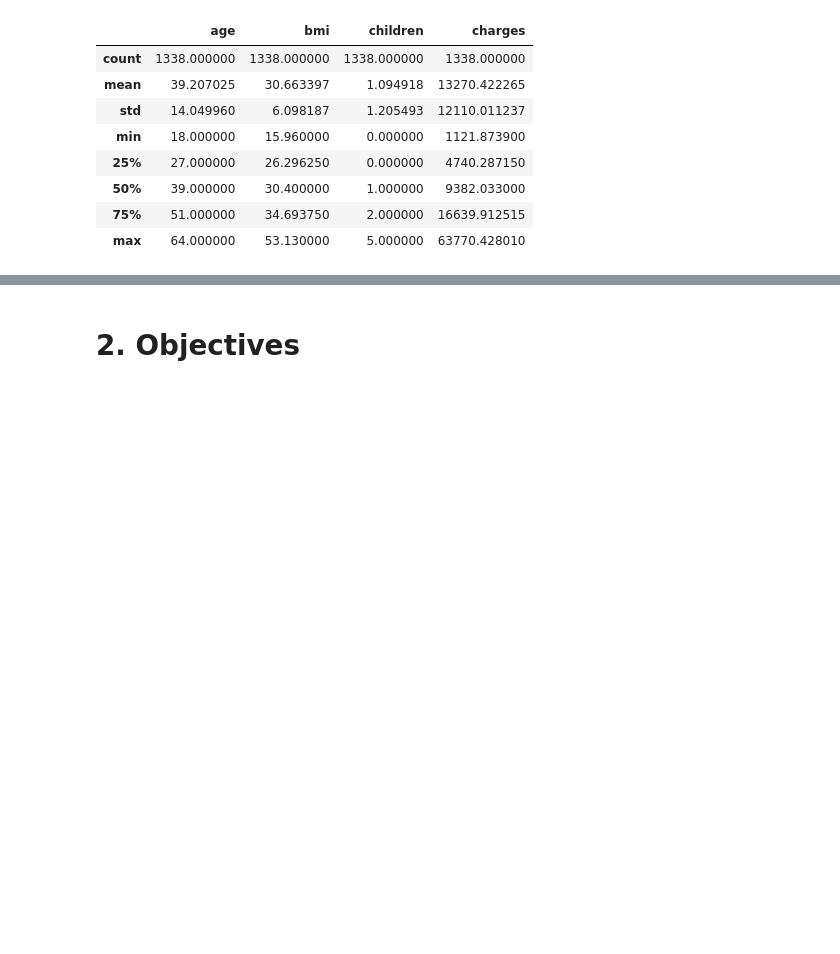
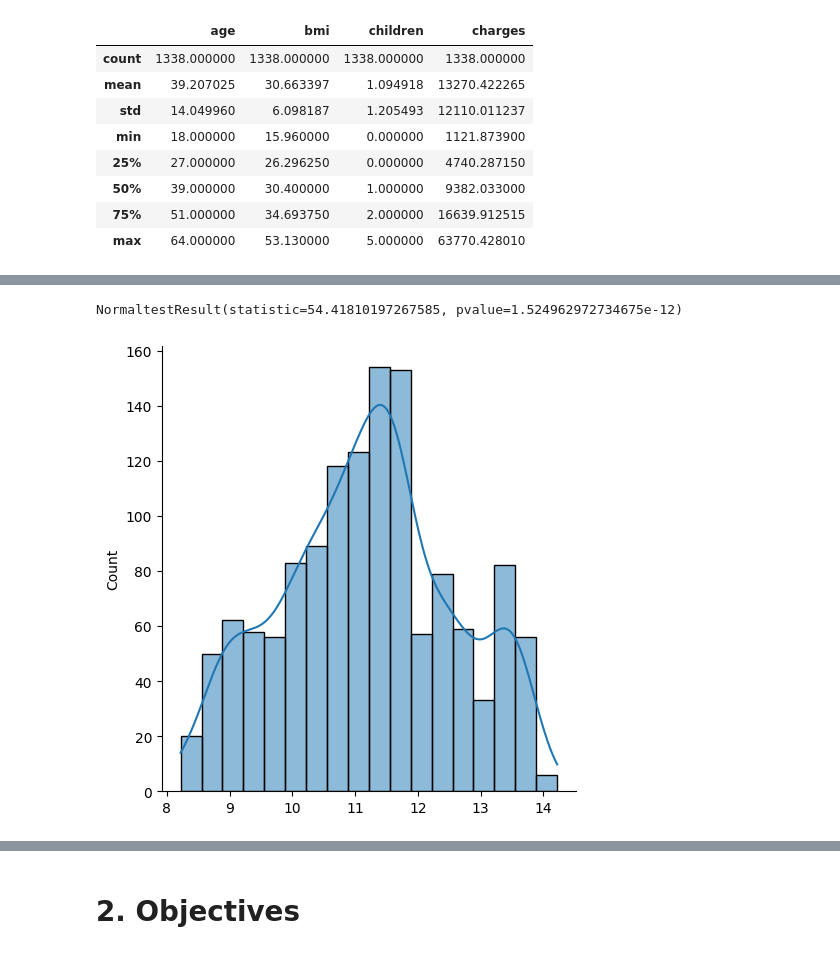
Before and after one commit to MassGH2023/Regression-Models, a Jupyter notebook: ship_fuel_efficiency.ipynb, the cells around one changed output, grey strips where cells are left out. Cells and saved outputs as stored; diff of their text form; code cells hidden in the pictures; blank space fills up the shorter version.

```diff
--- a/ship_fuel_efficiency.ipynb
+++ b/ship_fuel_efficiency.ipynb
@@ -114,0 +139,8 @@ catcols = data.select_dtypes("O")
+# %%
+y = data[target]
+y_bc, lam = stats.boxcox(y)
+print(normaltest(y_bc))
+sns.displot(y_bc, kde = 1);
+# %% [output]
+NormaltestResult(statistic=54.41810197267585, pvalue=1.524962972734675e-12)
+[figure, added]
```
Also changed, not shown: parts of 8 cells of this notebook.
